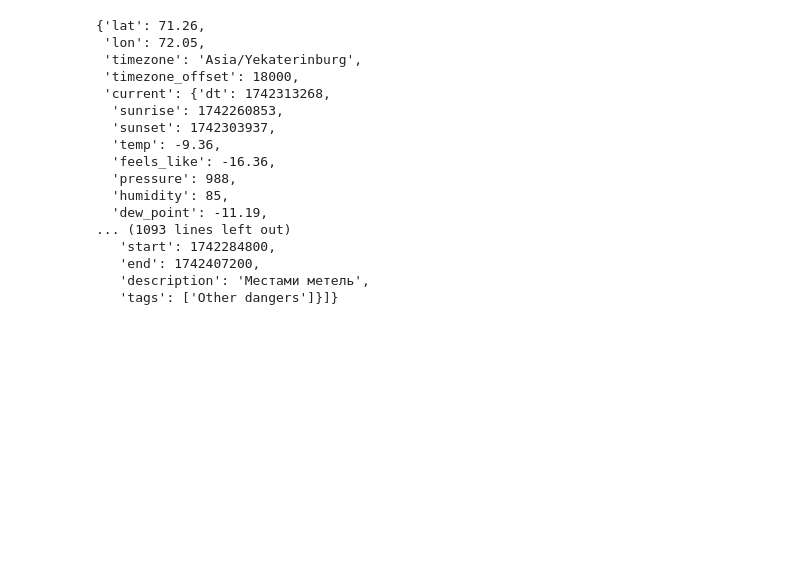
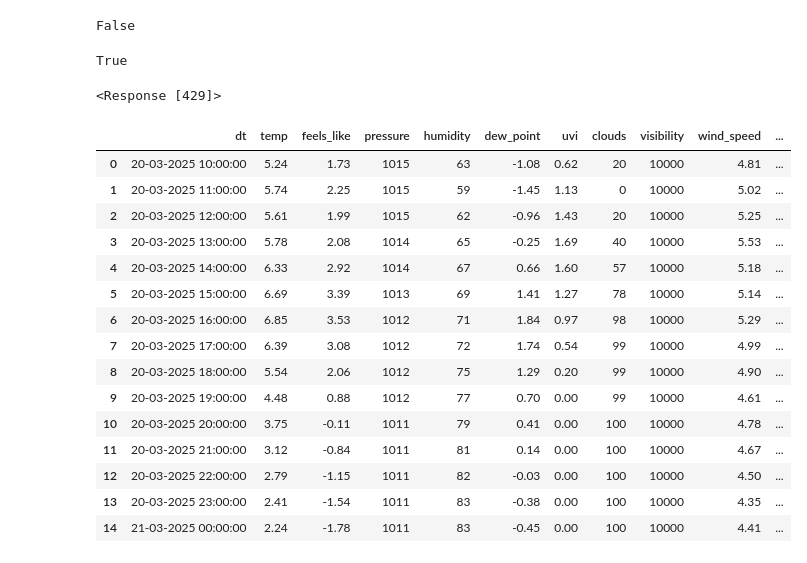
Before and after one commit to Nitys70/LESSONS_FILES, a Jupyter notebook: wheather/forecast.ipynb, the cells around one changed output. Saved outputs shown, nothing was run; the diff lists cells and outputs as text; code cells hidden in the pictures; blank space fills up the shorter version.

```diff
--- a/wheather/forecast.ipynb
+++ b/wheather/forecast.ipynb
@@ -21,20 +72,36 @@ data = response.json()
-# %%
-data
-# %% [output]
-{'lat': 71.26,
- 'lon': 72.05,
- 'timezone': 'Asia/Yekaterinburg',
- 'timezone_offset': 18000,
- 'current': {'dt': 1742313268,
-  'sunrise': 1742260853,
-  'sunset': 1742303937,
-  'temp': -9.36,
-  'feels_like': -16.36,
-  'pressure': 988,
-  'humidity': 85,
-  'dew_point': -11.19,
-... (1093 lines left out)
-   'start': 1742284800,
-   'end': 1742407200,
-   'description': 'Местами метель',
-   'tags': ['Other dangers']}]}
+# %%
+result = False or False or False
+
+result
+# %% [output]
+False
+# %%
+res = 'yes' + 'no' + 'yes'
+
+resi = bool('no' or 'no' or 'no')
+resi
+# %% [output]
+True
+# %%
+response
+# %% [output]
+<Response [429]>
+# %%
+forecast_df.head(15)
+# %% [output]
+|  | dt | temp | feels_like | pressure | humidity | dew_point | uvi | clouds | visibility | wind_speed | ... |
+| 0 | 20-03-2025 10:00:00 | 5.24 | 1.73 | 1015 | 63 | -1.08 | 0.62 | 20 | 10000 | 4.81 | ... |
+| 1 | 20-03-2025 11:00:00 | 5.74 | 2.25 | 1015 | 59 | -1.45 | 1.13 | 0 | 10000 | 5.02 | ... |
+| 2 | 20-03-2025 12:00:00 | 5.61 | 1.99 | 1015 | 62 | -0.96 | 1.43 | 20 | 10000 | 5.25 | ... |
+| 3 | 20-03-2025 13:00:00 | 5.78 | 2.08 | 1014 | 65 | -0.25 | 1.69 | 40 | 10000 | 5.53 | ... |
+| 4 | 20-03-2025 14:00:00 | 6.33 | 2.92 | 1014 | 67 | 0.66 | 1.60 | 57 | 10000 | 5.18 | ... |
+| 5 | 20-03-2025 15:00:00 | 6.69 | 3.39 | 1013 | 69 | 1.41 | 1.27 | 78 | 10000 | 5.14 | ... |
+| 6 | 20-03-2025 16:00:00 | 6.85 | 3.53 | 1012 | 71 | 1.84 | 0.97 | 98 | 10000 | 5.29 | ... |
+| 7 | 20-03-2025 17:00:00 | 6.39 | 3.08 | 1012 | 72 | 1.74 | 0.54 | 99 | 10000 | 4.99 | ... |
+| 8 | 20-03-2025 18:00:00 | 5.54 | 2.06 | 1012 | 75 | 1.29 | 0.20 | 99 | 10000 | 4.90 | ... |
+| 9 | 20-03-2025 19:00:00 | 4.48 | 0.88 | 1012 | 77 | 0.70 | 0.00 | 99 | 10000 | 4.61 | ... |
+| 10 | 20-03-2025 20:00:00 | 3.75 | -0.11 | 1011 | 79 | 0.41 | 0.00 | 100 | 10000 | 4.78 | ... |
+| 11 | 20-03-2025 21:00:00 | 3.12 | -0.84 | 1011 | 81 | 0.14 | 0.00 | 100 | 10000 | 4.67 | ... |
+| 12 | 20-03-2025 22:00:00 | 2.79 | -1.15 | 1011 | 82 | -0.03 | 0.00 | 100 | 10000 | 4.50 | ... |
+| 13 | 20-03-2025 23:00:00 | 2.41 | -1.54 | 1011 | 83 | -0.38 | 0.00 | 100 | 10000 | 4.35 | ... |
+| 14 | 21-03-2025 00:00:00 | 2.24 | -1.78 | 1011 | 83 | -0.45 | 0.00 | 100 | 10000 | 4.41 | ... |
```
Also changed, not shown: parts of 8 cells of this notebook, 34 other files.
